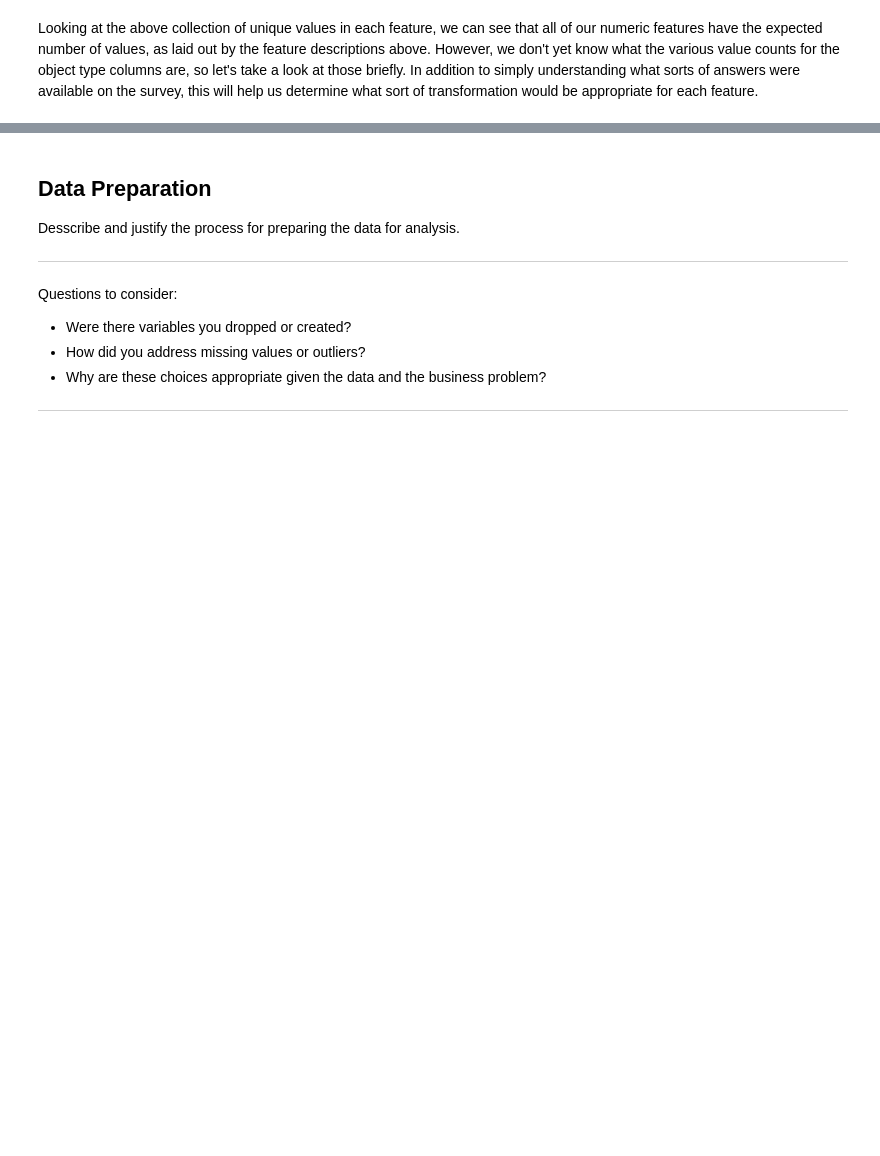
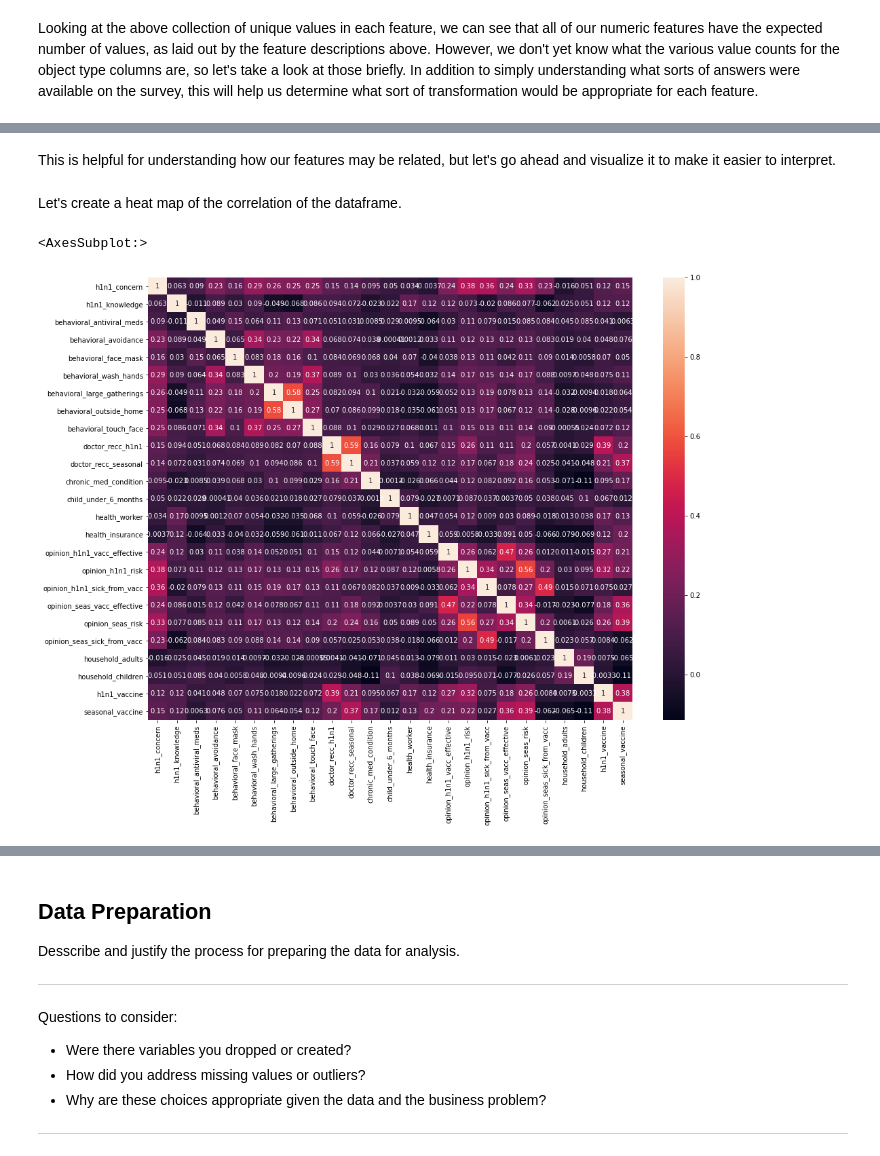
Before and after one commit to ChumpyDuelle/h1n1-and-seasonal-flu-vaccines, a Jupyter notebook: h1n1-and-seasonal-flu-vaccines.ipynb, the cells around one changed output, grey strips where cells are left out. Drawn from its saved outputs; the diff is of its cells as text; code cells hidden in the pictures; blank space fills up the shorter version.

Commit message:
explored-duplicated-sum-corr-and-heatmap

```diff
--- a/h1n1-and-seasonal-flu-vaccines.ipynb
+++ b/h1n1-and-seasonal-flu-vaccines.ipynb
@@ -508,0 +596,14 @@ Index(['h1n1_concern', 'h1n1_knowledge', 'behavioral_antiviral_meds',
+# %% [markdown]
+This is helpful for understanding how our features may be related, but let's go ahead and visualize it to make it easier to interpret.
+# %% [markdown]
+Let's create a heat map of the correlation of the dataframe.
+# %%
+# Create a figure so that the size of the image may be scaled up.
+fig, ax = plt.subplots(figsize=(16,12))
+
+# Create a heatmap and annotate the intersections with the associated correlation
+# for easier interpretation of the gradient.
+display(sns.heatmap(df.corr(), annot=True));
+# %% [output]
+<AxesSubplot:>
+[figure, added]
```
Also changed, not shown: parts of 27 cells of this notebook.
